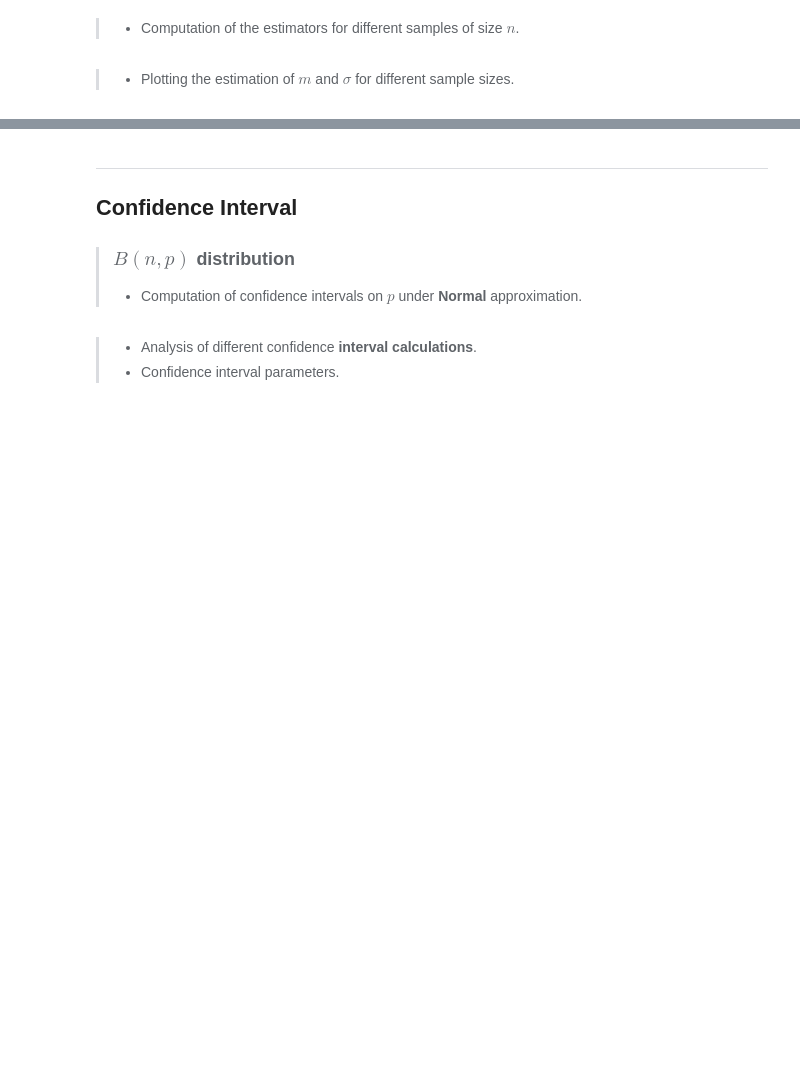
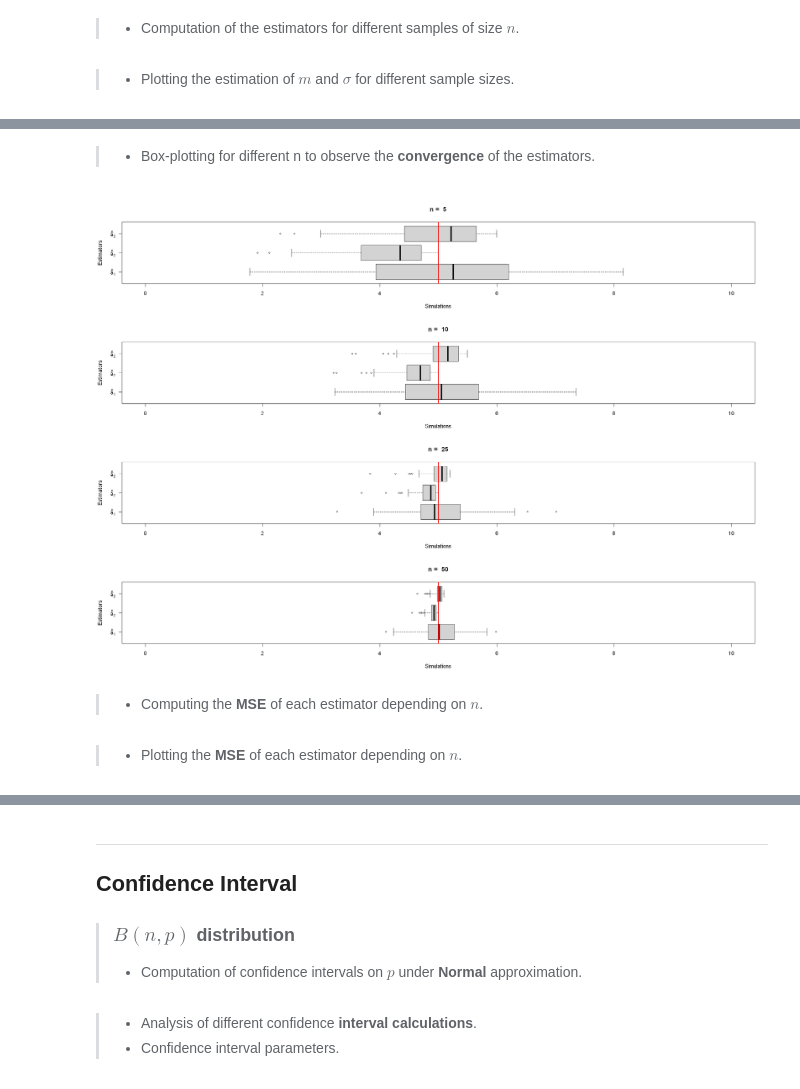
Before and after one commit to mlepicier/statistical-analysis-r, a Jupyter notebook: statistical-analysis-r.ipynb, the cells around one changed output, grey strips where cells are left out. Drawn from its saved outputs; the diff is of its cells as text; code cells hidden in the pictures; blank space fills up the shorter version.

```diff
--- a/statistical-analysis-r.ipynb
+++ b/statistical-analysis-r.ipynb
@@ -168,0 +182,7 @@ mtext(paste("Poisson distribution - lambda = ", lambda, "| K = ",K, " Mean and v
+# %%
+dens.a2hat <- function(y,a,n) {
+    ymin <- 1e-10
+    y[y<=0] <- ymin
+    y[y>a] <- ymin
+    return(n*y^(n-1)/(a^n))
+}
@@ -168,0 +241,29 @@ mtext(paste("Poisson distribution - lambda = ", lambda, "| K = ",K, " Mean and v
+# %% [markdown]
+> - Box-plotting for different n to observe the **convergence** of the estimators.
+# %%
+K <- 100
+par(mfrow=c(4,1))
+
+for (n in seq.n) {
+    h.simul <- hist(emp.distrib.a1hat(a,n),plot=FALSE)
+    x.lim <- c(0,10)
+    y.lim <- c(0,max(c(n/a,sqrt((3*n)/(2*pi))/a,n^2/((n+1)*a),max(h.simul$density))))
+    sample <- matrix(runif(n*K,min=0,max=a),ncol=n)
+    a1hat <- 2*rowMeans(sample)
+    a2hat <- apply(sample,MARGIN=1,FUN=max)
+    a3hat <- (n+1)*a2hat/n
+    simul <- c(a1hat,a2hat,a3hat)
+    boxplot(simul~rep(1:3,each=K),
+            xlab="Simulations",
+            ylab="Estimators",
+            ylim=x.lim,
+            horizontal=TRUE,
+            main=paste("n = ",n),
+            names=c(expression(hat(a)[1]),expression(hat(a)[2]),expression(hat(a)[3])),
+            las=1)
+abline(v=a,col="red",lwd=2)
+}
+# %% [output]
+[figure, added]
+# %% [markdown]
+> - Computing the **MSE** of each estimator depending on $n$.
@@ -168,0 +275,2 @@ mtext(paste("Poisson distribution - lambda = ", lambda, "| K = ",K, " Mean and v
+# %% [markdown]
+> - Plotting the **MSE** of each estimator depending on $n$.
```
Also changed, not shown: parts of 36 cells of this notebook.
